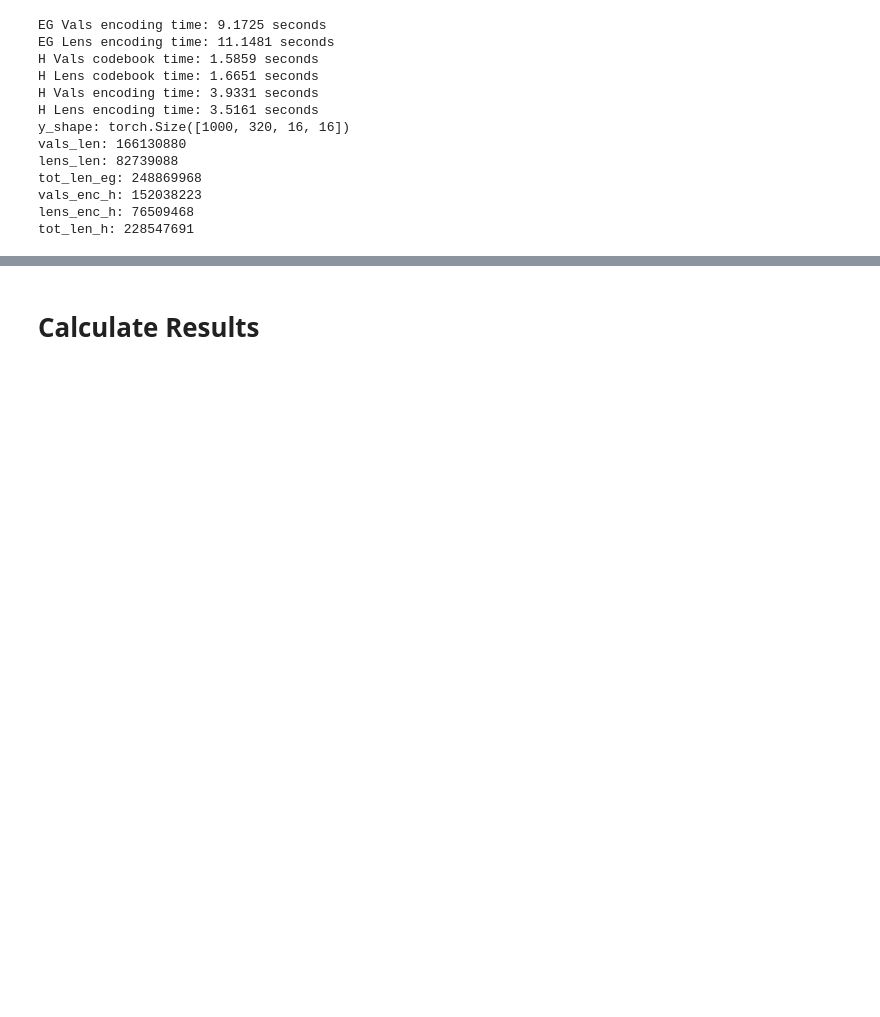
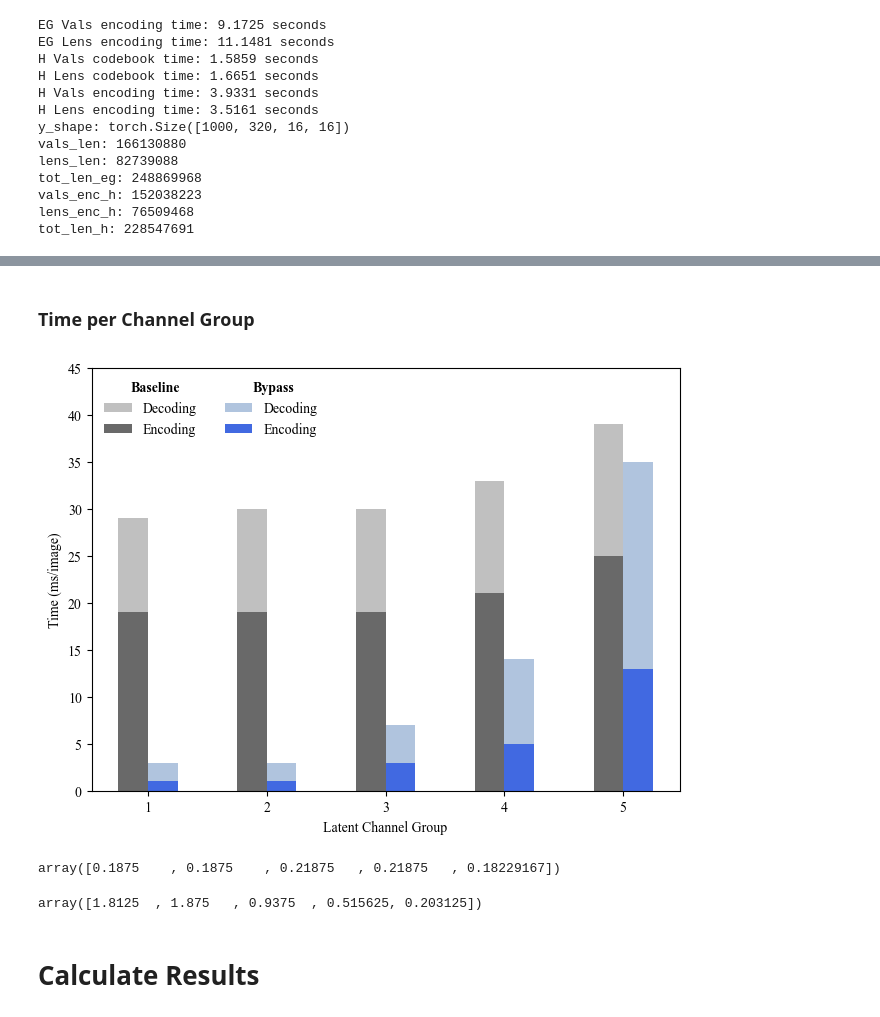
Before and after one commit to zb-umkc/elic_dct, a Jupyter notebook: elic_dct_rle.ipynb, the cells around one changed output, grey strips where cells are left out. Cells and saved outputs as stored; diff of their text form; code cells hidden in the pictures; blank space fills up the shorter version.

```diff
--- a/elic_dct_rle.ipynb
+++ b/elic_dct_rle.ipynb
@@ -433,3 +486,67 @@ print(np.max(lens))
+# %% [markdown]
+### Time per Channel Group
+# %%
+groups = ["Group 1", "Group 2", "Group 3", "Group 4", "Group 5"]
+times = {
+    "Baseline": {
+        "enc": [19, 19, 19, 21, 25],
+        "dec": [10, 11, 11, 12, 14]
+    },
+    "Bypass": {
+        "enc": [1, 1, 3, 5, 13],
+        "dec": [2, 2, 4, 9, 22]
+    },
+    "Diff": ["-89%", "-88%", "-77%", "-58%", "-10%"]
+}
+x = np.arange(len(groups))+1
+width = 0.25
+fig, ax = plt.subplots(layout="constrained")
+
+var = "Baseline"
+multiplier = -0.5
+offset = width * multiplier
+bottom = np.zeros(len(groups))
+ax.bar(x+offset, times[var]["enc"], width, bottom=bottom, label=var, color="dimgrey")
+bottom += times[var]["enc"]
+ax.bar(x+offset, times[var]["dec"], width, bottom=bottom, label=var, color="silver")
+
+var = "Bypass"
+multiplier = 0.5
+offset = width * multiplier
+bottom = np.zeros(len(groups))
+ax.bar(x+offset, times[var]["enc"], width, label=var, color="royalblue")
+bottom += times[var]["enc"]
+bars = ax.bar(x+offset, times[var]["dec"], width, bottom=bottom, label=var, color="lightsteelblue")
+
+# Bar labels (relative differences)
+# for i, bar in enumerate(bars):
+#     ax.text(bar.get_x()+0.02+bar.get_width()/2, bar.get_height()+bottom[i]+0.5,
+#             times["Diff"][i], ha="center", va="bottom", color="black")
+
+ax.set_ylabel("Time (ms/image)")
+ax.set_xlabel("Latent Channel Group")
+ax.set_ylim(0, 45)
+handles = [
+    Patch(facecolor="silver", label="Decoding"),
+    Patch(facecolor="dimgrey", label="Encoding"),
+    Patch(facecolor="lightsteelblue", label="Decoding"),
+    Patch(facecolor="royalblue", label="Encoding")
+]
+first_legend = ax.legend(ncols=2, handles=handles, bbox_to_anchor=(0, 0.95), loc='upper left', edgecolor='black', frameon=False)
+ax.text(0.85, 42.5, "Baseline", weight="bold")
+ax.text(1.88, 42.5, "Bypass", weight="bold")
+
+plt.show()
+# %% [output]
+[figure, added]
+# %%
+(np.array(times["Bypass"]["enc"]) + np.array(times["Bypass"]["dec"]))/np.array([16, 16, 32, 64, 192])
+# %% [output]
+array([0.1875    , 0.1875    , 0.21875   , 0.21875   , 0.18229167])
+# %%
+(np.array(times["Baseline"]["enc"]) + np.array(times["Baseline"]["dec"]))/np.array([16, 16, 32, 64, 192])
+# %% [output]
+array([1.8125  , 1.875   , 0.9375  , 0.515625, 0.203125])
 # %% [markdown]
 # Calculate Results
 # %%
```
Also changed, not shown: parts of 13 cells of this notebook.
